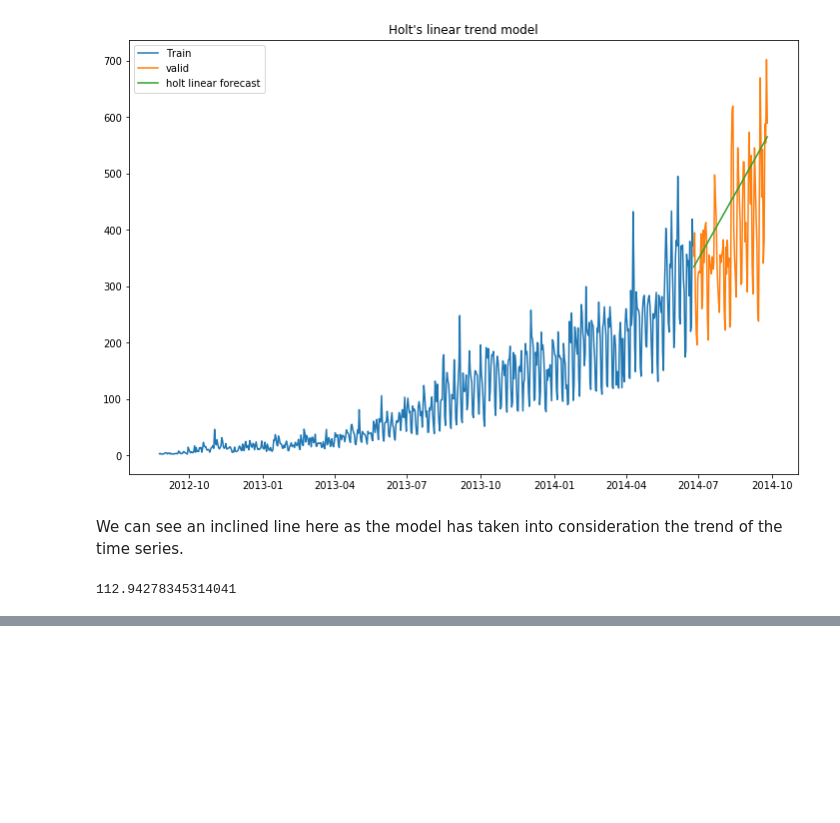
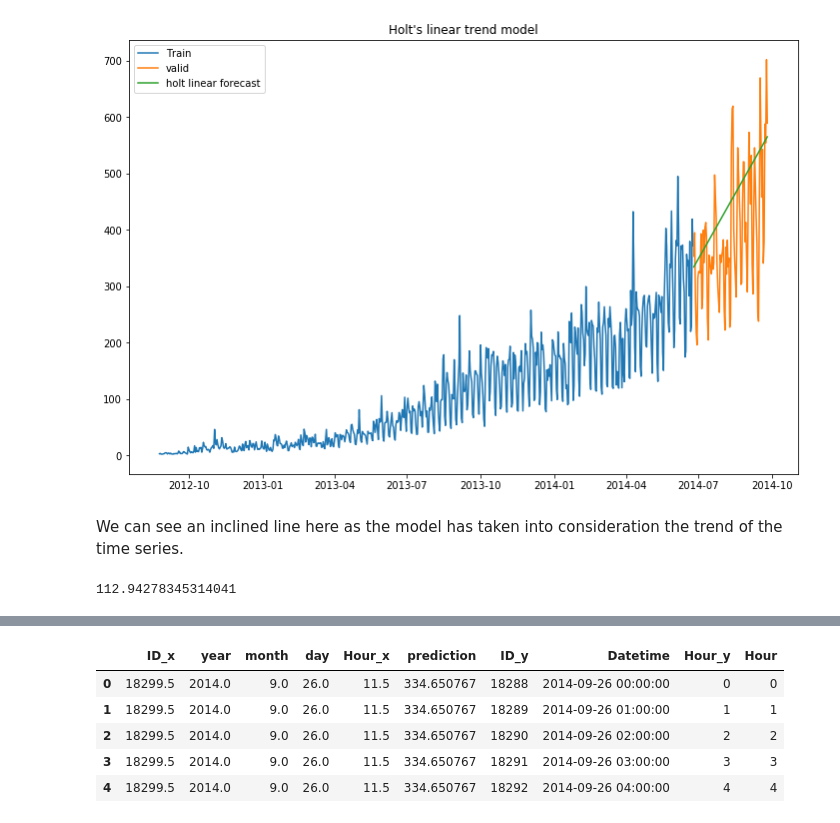
Before and after one commit to SwatiModi/time-series-analysis-JetRail, a Jupyter notebook: Analysis.ipynb, the cells around one changed output, grey strips where cells are left out. Saved outputs shown, nothing was run; the diff lists cells and outputs as text; code cells hidden in the pictures; blank space fills up the shorter version.

```diff
--- a/Analysis.ipynb
+++ b/Analysis.ipynb
@@ -474,0 +479,3 @@ rmse
+# %%
+predict = fit1.forecast(len(test))
+test['prediction']=predict
@@ -474,0 +503,13 @@ rmse
+# %%
+# Merge Test and test_original on day, month and year
+merge = pd.merge(test, test_original, on=('day','month', 'year'), how='left')
+merge['Hour'] = merge['Hour_y']
+# %%
+merge.head()
+# %% [output]
+|  | ID_x | year | month | day | Hour_x | prediction | ID_y | Datetime | Hour_y | Hour |
+| 0 | 18299.5 | 2014.0 | 9.0 | 26.0 | 11.5 | 334.650767 | 18288 | 2014-09-26 00:00:00 | 0 | 0 |
+| 1 | 18299.5 | 2014.0 | 9.0 | 26.0 | 11.5 | 334.650767 | 18289 | 2014-09-26 01:00:00 | 1 | 1 |
+| 2 | 18299.5 | 2014.0 | 9.0 | 26.0 | 11.5 | 334.650767 | 18290 | 2014-09-26 02:00:00 | 2 | 2 |
+| 3 | 18299.5 | 2014.0 | 9.0 | 26.0 | 11.5 | 334.650767 | 18291 | 2014-09-26 03:00:00 | 3 | 3 |
+| 4 | 18299.5 | 2014.0 | 9.0 | 26.0 | 11.5 | 334.650767 | 18292 | 2014-09-26 04:00:00 | 4 | 4 |
```
Also changed, not shown: parts of 16 cells of this notebook, 2 other files.
